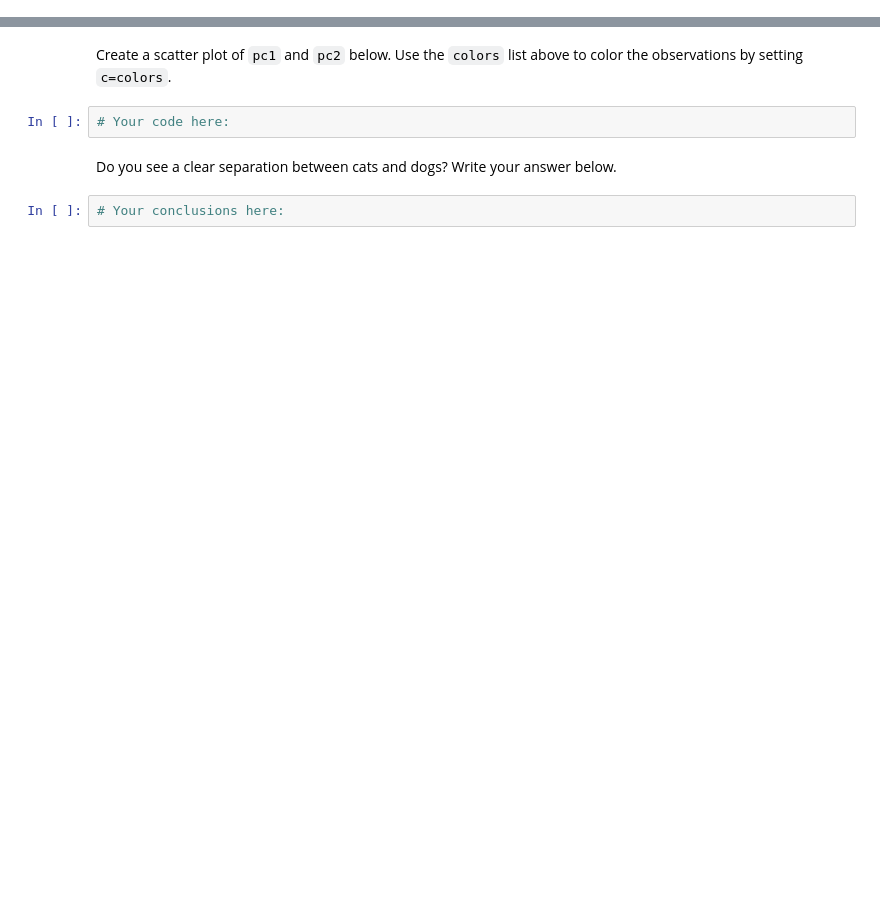
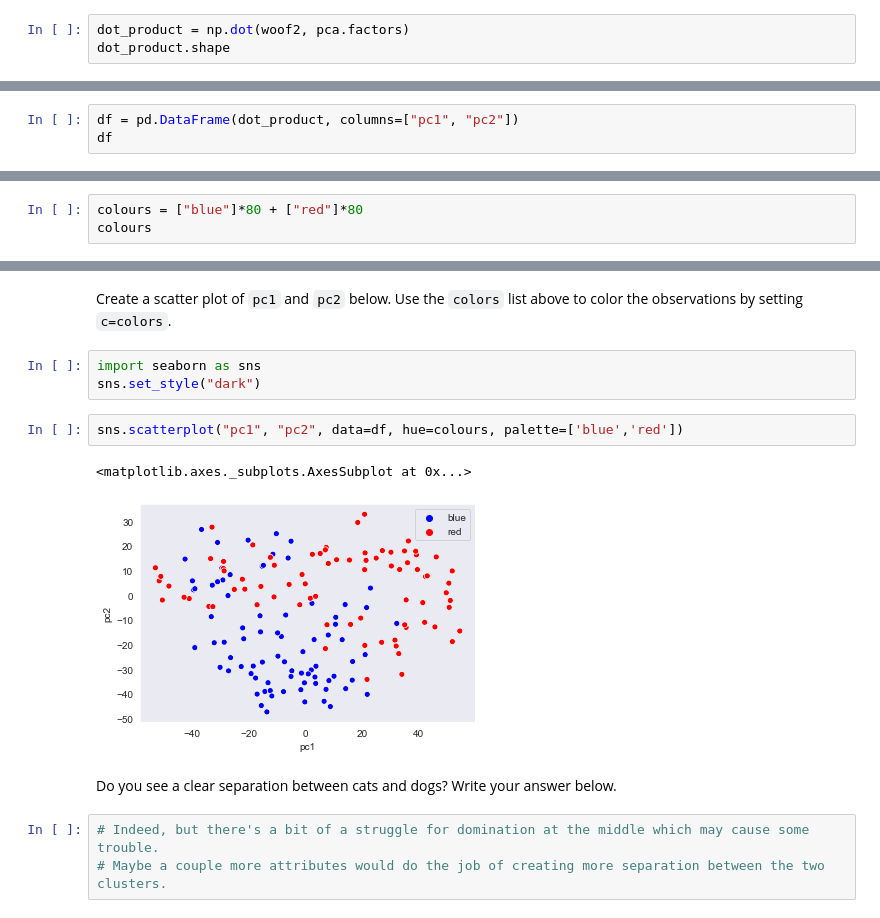
Before and after one commit to ironhack-datalabs/datamad0620, a Jupyter notebook: module-2/lab-pca/your-code/main.ipynb, the cells around one changed output, grey strips where cells are left out. Saved outputs shown, nothing was run; the diff lists cells and outputs as text; blank space fills up the shorter version.

```diff
--- a/module-2/lab-pca/your-code/main.ipynb
+++ b/module-2/lab-pca/your-code/main.ipynb
@@ -149,0 +147,3 @@ Find the dot product of the transposed standardized pet matrix and the `factors`
+# %%
+dot_product = np.dot(woof2, pca.factors)
+dot_product.shape
@@ -157,0 +158,3 @@ In the cell below, turn the two dimensional projection into a pandas dataframe a
+# %%
+df = pd.DataFrame(dot_product, columns=["pc1", "pc2"])
+df
@@ -161,0 +177,3 @@ Create a labels list. This list will be of size 160. The first 80 elements in th
+# %%
+colours = ["blue"]*80 + ["red"]*80
+colours
@@ -162,8 +205,15 @@ Create a labels list. This list will be of size 160. The first 80 elements in th
 # %% [markdown]
 Create a scatter plot of `pc1` and `pc2` below. Use the `colors` list above to color the observations by setting `c=colors`.
-# %%
-# Your code here:
+# %%
+import seaborn as sns
+sns.set_style("dark")
+# %%
+sns.scatterplot("pc1", "pc2", data=df, hue=colours, palette=['blue','red'])
+# %% [output]
+<matplotlib.axes._subplots.AxesSubplot at 0x...>
+[figure, added]
 # %% [markdown]
 Do you see a clear separation between cats and dogs? Write your answer below.
-# %%
-# Your conclusions here:
+# %%
+# Indeed, but there's a bit of a struggle for domination at the middle which may cause some trouble.
+# Maybe a couple more attributes would do the job of creating more separation between the two clusters.
```
Also changed, not shown: parts of 17 cells of this notebook.
